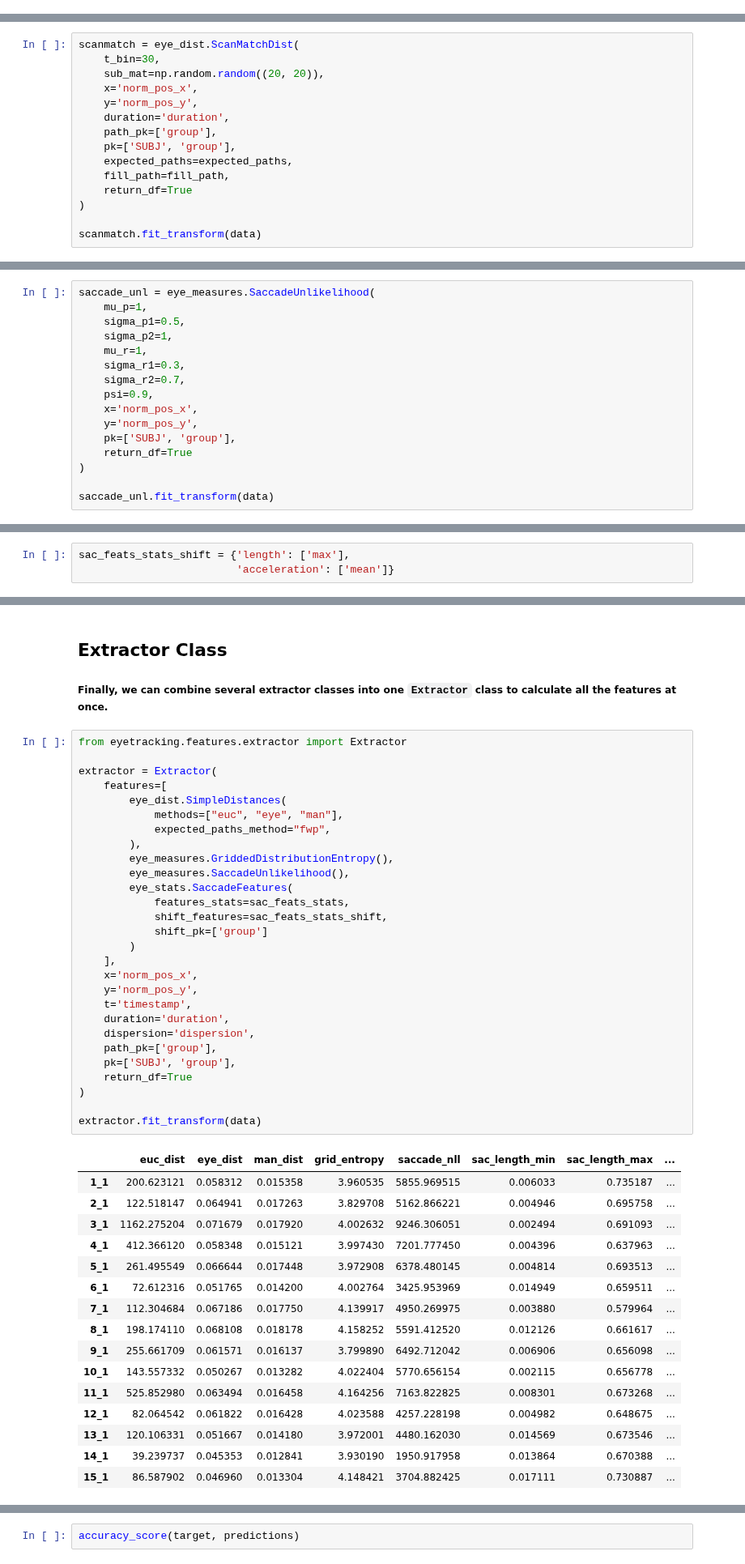
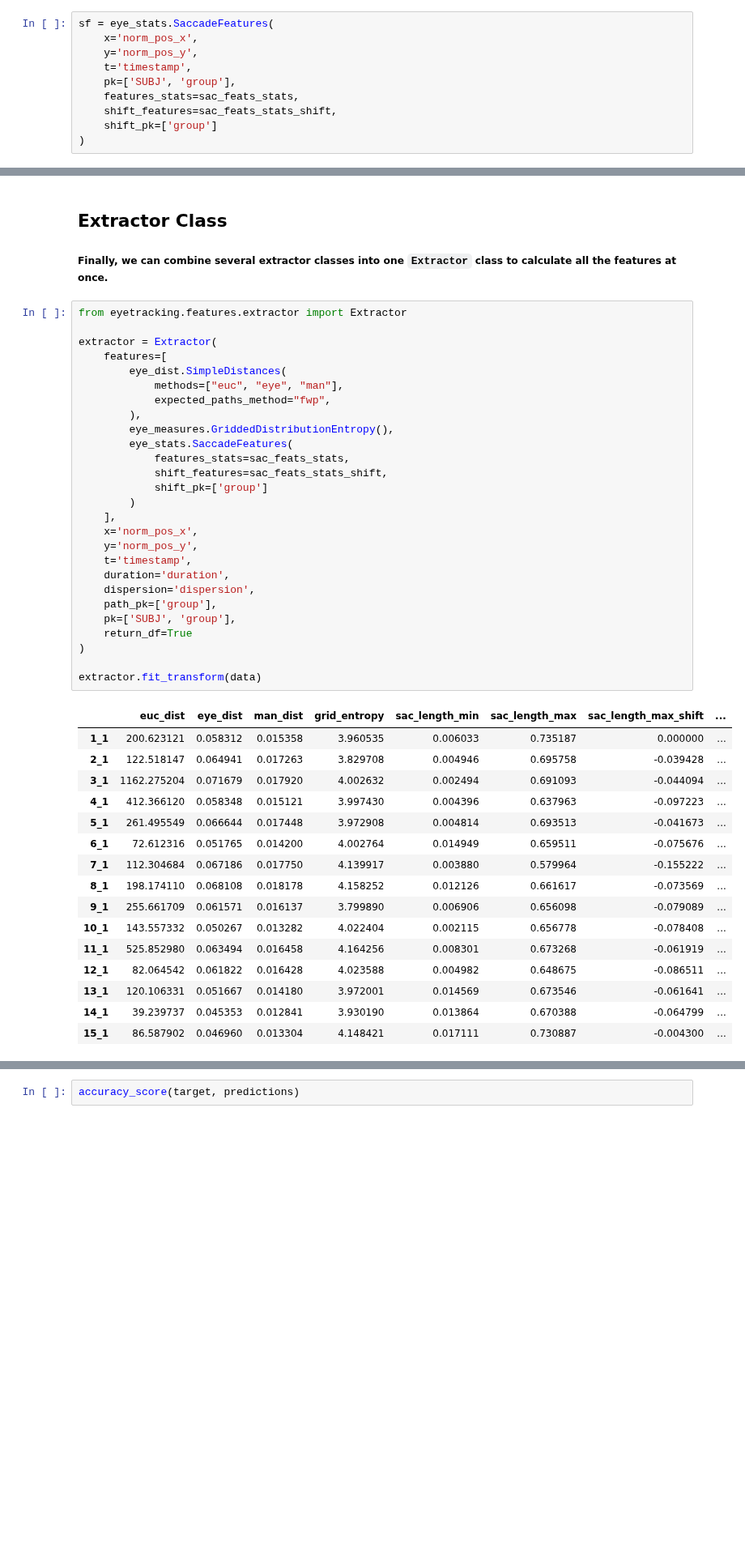
Before and after one commit to hse-scila/EyeFeatures, a Jupyter notebook: tutorials/features_tutorial.ipynb, the cells around one changed output, grey strips where cells are left out. Shown at 81% size. Drawn from its saved outputs; the diff is of its cells as text; blank space fills up the shorter version.

```diff
--- a/tutorials/features_tutorial.ipynb
+++ b/tutorials/features_tutorial.ipynb
@@ -77,0 +113,10 @@ data
+# %%
+sf = eye_stats.SaccadeFeatures(
+    x='norm_pos_x',
+    y='norm_pos_y',
+    t='timestamp',
+    pk=['SUBJ', 'group'],
+    features_stats=sac_feats_stats,
+    shift_features=sac_feats_stats_shift,
+    shift_pk=['group']
+)
@@ -158,15 +388,0 @@ fill_path
-# %%
-scanmatch = eye_dist.ScanMatchDist(
-    t_bin=30,
-    sub_mat=np.random.random((20, 20)),
-    x='norm_pos_x',
-    y='norm_pos_y',
-    duration='duration',
-    path_pk=['group'],
-    pk=['SUBJ', 'group'],
-    expected_paths=expected_paths,
-    fill_path=fill_path,
-    return_df=True
-)
-
-scanmatch.fit_transform(data)
@@ -419,16 +551,0 @@ rqa_measures.fit_transform(data)
-# %%
-saccade_unl = eye_measures.SaccadeUnlikelihood(
-    mu_p=1,
-    sigma_p1=0.5,
-    sigma_p2=1,
-    mu_r=1,
-    sigma_r1=0.3,
-    sigma_r2=0.7,
-    psi=0.9,
-    x='norm_pos_x',
-    y='norm_pos_y',
-    pk=['SUBJ', 'group'],
-    return_df=True
-)
-
-saccade_unl.fit_transform(data)
@@ -470,3 +551,0 @@ sac_feats_stats = {
-# %%
-sac_feats_stats_shift = {'length': ['max'],
-                         'acceleration': ['mean']}
@@ -506,46 +556,45 @@ sf.fit_transform(data)
 # %%
 from eyetracking.features.extractor import Extractor
 
 extractor = Extractor(
     features=[
         eye_dist.SimpleDistances(
             methods=["euc", "eye", "man"],
             expected_paths_method="fwp",
         ),
         eye_measures.GriddedDistributionEntropy(),
-        eye_measures.SaccadeUnlikelihood(),
         eye_stats.SaccadeFeatures(
             features_stats=sac_feats_stats,
             shift_features=sac_feats_stats_shift,
             shift_pk=['group']
         )
     ],
     x='norm_pos_x',
     y='norm_pos_y',
     t='timestamp',
     duration='duration',
     dispersion='dispersion',
     path_pk=['group'],
     pk=['SUBJ', 'group'],
     return_df=True
 )
 
 extractor.fit_transform(data)
 # %% [output]
-|  | euc_dist | eye_dist | man_dist | grid_entropy | saccade_nll | sac_length_min | sac_length_max | ... |
-| 1_1 | 200.623121 | 0.058312 | 0.015358 | 3.960535 | 5855.969515 | 0.006033 | 0.735187 | ... |
-| 2_1 | 122.518147 | 0.064941 | 0.017263 | 3.829708 | 5162.866221 | 0.004946 | 0.695758 | ... |
-| 3_1 | 1162.275204 | 0.071679 | 0.017920 | 4.002632 | 9246.306051 | 0.002494 | 0.691093 | ... |
-| 4_1 | 412.366120 | 0.058348 | 0.015121 | 3.997430 | 7201.777450 | 0.004396 | 0.637963 | ... |
-| 5_1 | 261.495549 | 0.066644 | 0.017448 | 3.972908 | 6378.480145 | 0.004814 | 0.693513 | ... |
-| 6_1 | 72.612316 | 0.051765 | 0.014200 | 4.002764 | 3425.953969 | 0.014949 | 0.659511 | ... |
-| 7_1 | 112.304684 | 0.067186 | 0.017750 | 4.139917 | 4950.269975 | 0.003880 | 0.579964 | ... |
-| 8_1 | 198.174110 | 0.068108 | 0.018178 | 4.158252 | 5591.412520 | 0.012126 | 0.661617 | ... |
-| 9_1 | 255.661709 | 0.061571 | 0.016137 | 3.799890 | 6492.712042 | 0.006906 | 0.656098 | ... |
-| 10_1 | 143.557332 | 0.050267 | 0.013282 | 4.022404 | 5770.656154 | 0.002115 | 0.656778 | ... |
-| 11_1 | 525.852980 | 0.063494 | 0.016458 | 4.164256 | 7163.822825 | 0.008301 | 0.673268 | ... |
-| 12_1 | 82.064542 | 0.061822 | 0.016428 | 4.023588 | 4257.228198 | 0.004982 | 0.648675 | ... |
-| 13_1 | 120.106331 | 0.051667 | 0.014180 | 3.972001 | 4480.162030 | 0.014569 | 0.673546 | ... |
-| 14_1 | 39.239737 | 0.045353 | 0.012841 | 3.930190 | 1950.917958 | 0.013864 | 0.670388 | ... |
-| 15_1 | 86.587902 | 0.046960 | 0.013304 | 4.148421 | 3704.882425 | 0.017111 | 0.730887 | ... |
+|  | euc_dist | eye_dist | man_dist | grid_entropy | sac_length_min | sac_length_max | sac_length_max_shift | ... |
+| 1_1 | 200.623121 | 0.058312 | 0.015358 | 3.960535 | 0.006033 | 0.735187 | 0.000000 | ... |
+| 2_1 | 122.518147 | 0.064941 | 0.017263 | 3.829708 | 0.004946 | 0.695758 | -0.039428 | ... |
+| 3_1 | 1162.275204 | 0.071679 | 0.017920 | 4.002632 | 0.002494 | 0.691093 | -0.044094 | ... |
+| 4_1 | 412.366120 | 0.058348 | 0.015121 | 3.997430 | 0.004396 | 0.637963 | -0.097223 | ... |
+| 5_1 | 261.495549 | 0.066644 | 0.017448 | 3.972908 | 0.004814 | 0.693513 | -0.041673 | ... |
+| 6_1 | 72.612316 | 0.051765 | 0.014200 | 4.002764 | 0.014949 | 0.659511 | -0.075676 | ... |
+| 7_1 | 112.304684 | 0.067186 | 0.017750 | 4.139917 | 0.003880 | 0.579964 | -0.155222 | ... |
+| 8_1 | 198.174110 | 0.068108 | 0.018178 | 4.158252 | 0.012126 | 0.661617 | -0.073569 | ... |
+| 9_1 | 255.661709 | 0.061571 | 0.016137 | 3.799890 | 0.006906 | 0.656098 | -0.079089 | ... |
+| 10_1 | 143.557332 | 0.050267 | 0.013282 | 4.022404 | 0.002115 | 0.656778 | -0.078408 | ... |
+| 11_1 | 525.852980 | 0.063494 | 0.016458 | 4.164256 | 0.008301 | 0.673268 | -0.061919 | ... |
+| 12_1 | 82.064542 | 0.061822 | 0.016428 | 4.023588 | 0.004982 | 0.648675 | -0.086511 | ... |
+| 13_1 | 120.106331 | 0.051667 | 0.014180 | 3.972001 | 0.014569 | 0.673546 | -0.061641 | ... |
+| 14_1 | 39.239737 | 0.045353 | 0.012841 | 3.930190 | 0.013864 | 0.670388 | -0.064799 | ... |
+| 15_1 | 86.587902 | 0.046960 | 0.013304 | 4.148421 | 0.017111 | 0.730887 | -0.004300 | ... |
 # %% [markdown]
```
Also changed, not shown: parts of 54 cells of this notebook, 2 other files.
